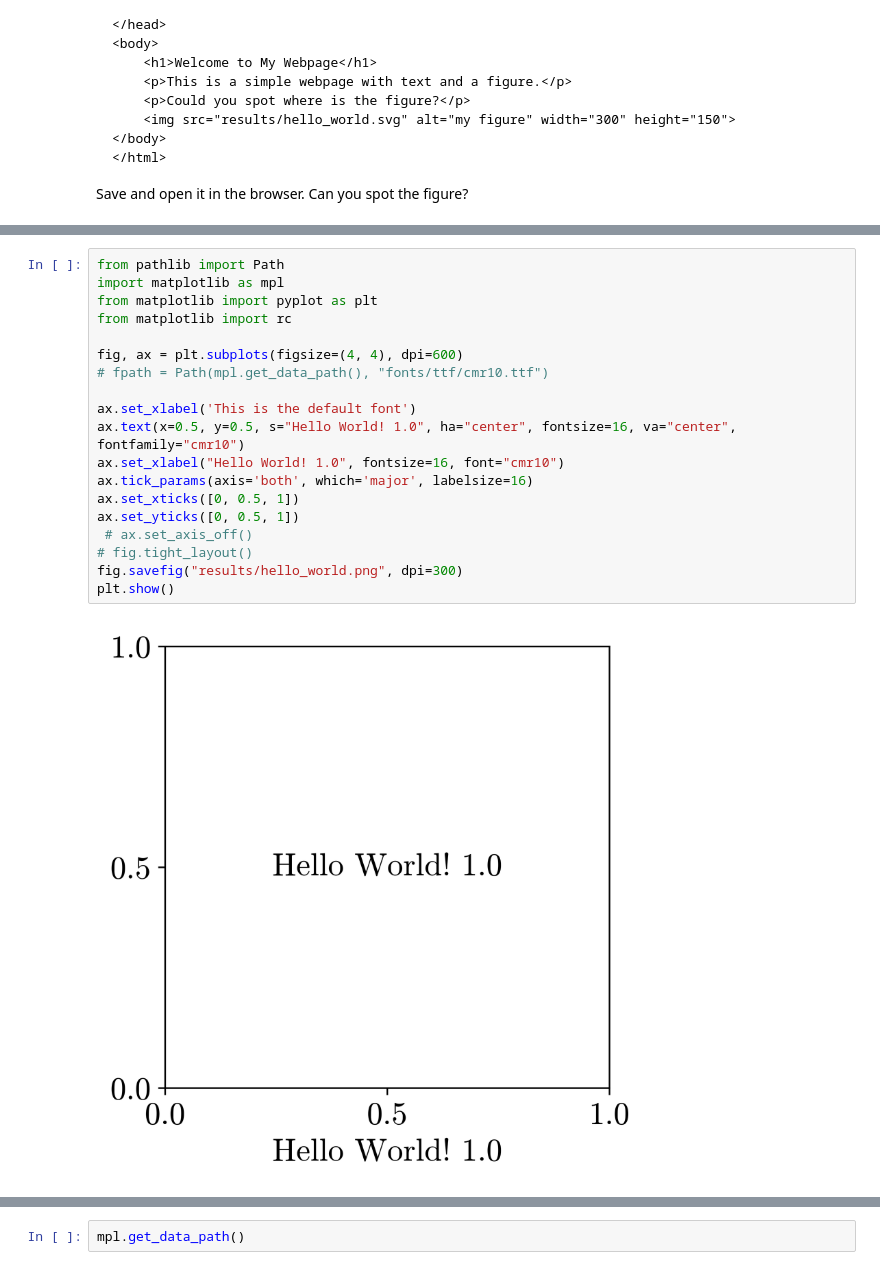
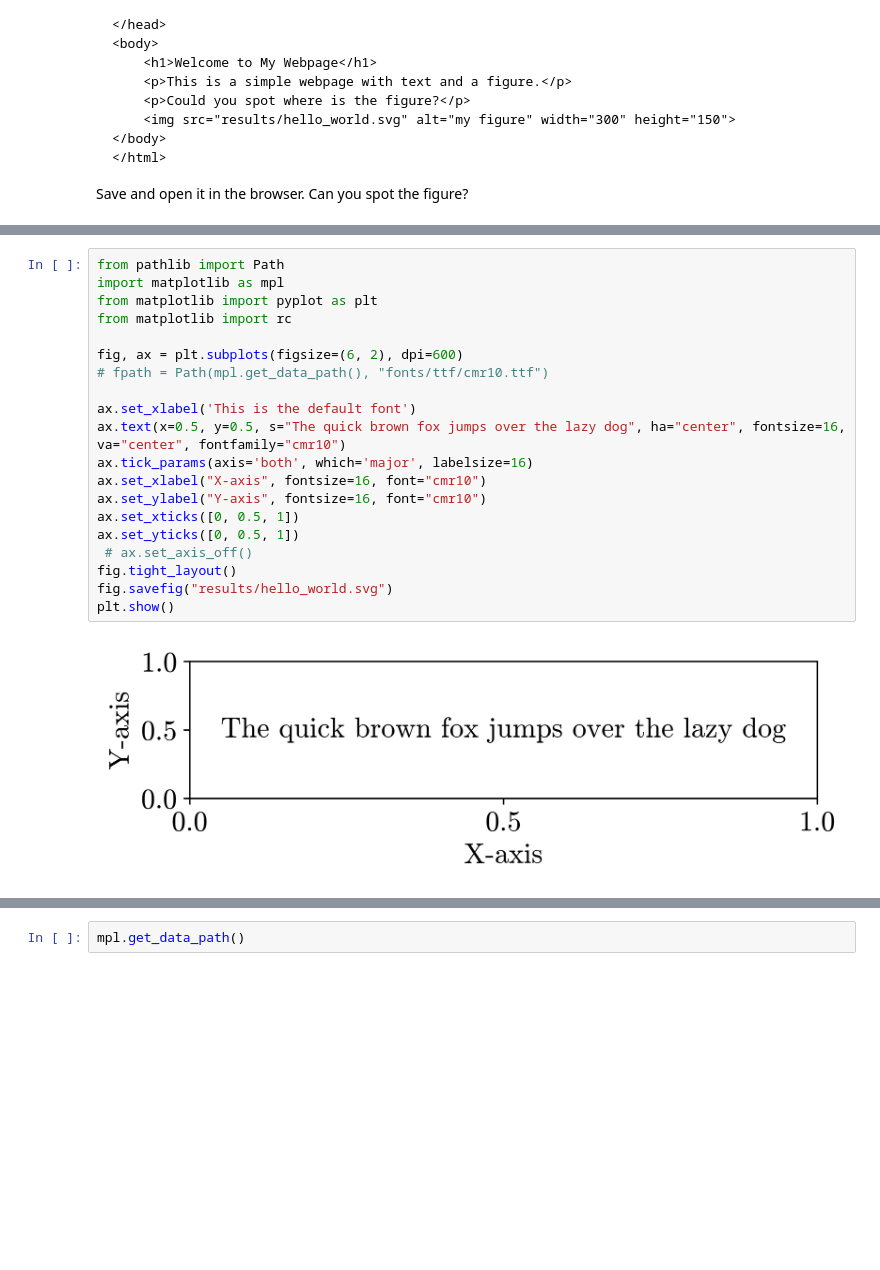
Before and after one commit to Kislovskiy/ChartCraftHub, a Jupyter notebook: src/ChartCraftHub/chapter_1.ipynb, the cells around one changed output, grey strips where cells are left out. Cells and saved outputs as stored; diff of their text form; blank space fills up the shorter version.

```diff
--- a/src/ChartCraftHub/chapter_1.ipynb
+++ b/src/ChartCraftHub/chapter_1.ipynb
@@ -141,24 +145,25 @@ cmr10
 # %%
 from pathlib import Path
 import matplotlib as mpl
 from matplotlib import pyplot as plt
 from matplotlib import rc
 
-fig, ax = plt.subplots(figsize=(4, 4), dpi=600)
+fig, ax = plt.subplots(figsize=(6, 2), dpi=600)
 # fpath = Path(mpl.get_data_path(), "fonts/ttf/cmr10.ttf")
 
 ax.set_xlabel('This is the default font')
-ax.text(x=0.5, y=0.5, s="Hello World! 1.0", ha="center", fontsize=16, va="center", fontfamily="cmr10")
-ax.set_xlabel("Hello World! 1.0", fontsize=16, font="cmr10")
+ax.text(x=0.5, y=0.5, s="The quick brown fox jumps over the lazy dog", ha="center", fontsize=16, va="center", fontfamily="cmr10")
 ax.tick_params(axis='both', which='major', labelsize=16)
+ax.set_xlabel("X-axis", fontsize=16, font="cmr10")
+ax.set_ylabel("Y-axis", fontsize=16, font="cmr10")
 ax.set_xticks([0, 0.5, 1])
 ax.set_yticks([0, 0.5, 1])
  # ax.set_axis_off()
-# fig.tight_layout()
-fig.savefig("results/hello_world.png", dpi=300)
+fig.tight_layout()
+fig.savefig("results/hello_world.svg")
 plt.show()
 # %% [output]
-[figure, old version]
+[figure, new version]
 # %%
 from pathlib import Path
 import matplotlib as mpl
```
Also changed, not shown: parts of 4 cells of this notebook, 5 other files.
